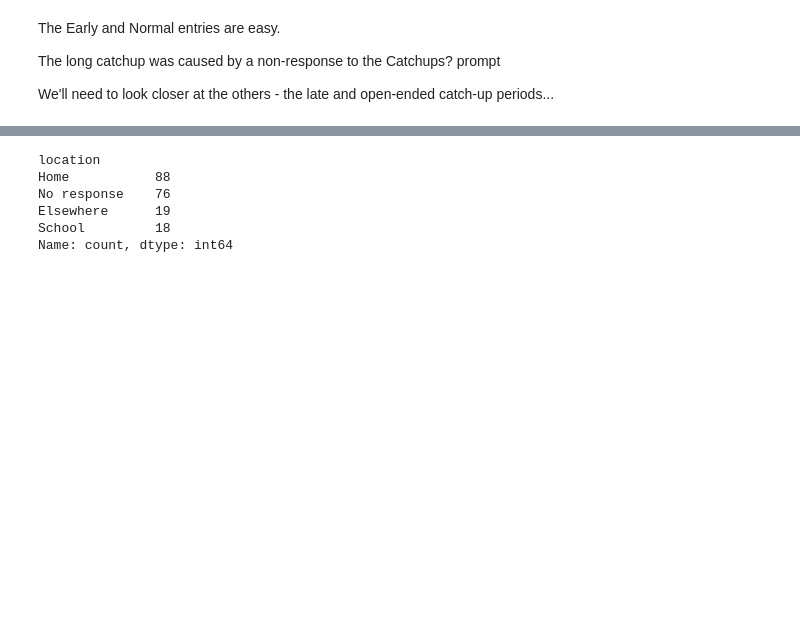
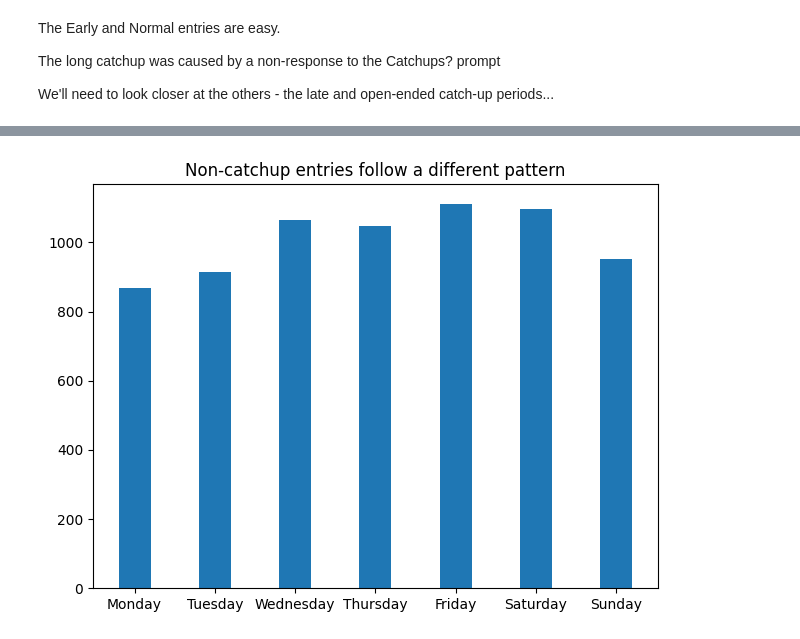
Before and after one commit to richard-lane/seaco_malaysia, a Jupyter notebook: catchups.ipynb, the cells around one changed output, grey strips where cells are left out. Cells and saved outputs as stored; diff of their text form; code cells hidden in the pictures; blank space fills up the shorter version.

```diff
--- a/catchups.ipynb
+++ b/catchups.ipynb
@@ -324,14 +324,14 @@ Let's look at the day of the week the catchup entries occurred on
 """
 import matplotlib.pyplot as plt
 
-meal_df = clean.cleaned_smartwatch(keep_catchups=True)
-meal_df = meal_df[meal_df["catchup_flag"]]
+catchups_df = clean.cleaned_smartwatch(keep_catchups=True)
+catchups_df = catchups_df[catchups_df["catchup_flag"]]
 
 fig, axis = plt.subplots()
 
 width = 0.2
 bins = np.sort(np.concatenate((np.arange(7) - width, np.arange(7) + width)))
-count, bins, _ = axis.hist(meal_df.index.dayofweek, bins=bins)
+catchup_count, *_ = axis.hist(catchups_df.index.dayofweek, bins=bins)
 axis.set_xticks(
     np.arange(7),
     ["Monday", "Tuesday", "Wednesday", "Thursday", "Friday", "Saturday", "Sunday"],
@@ -340,7 +340,5 @@ axis.set_xticks(
 axis.set_title("More catchups entered on Mondays; fewer on Saturdays")
 fig.tight_layout()
 
-meal_df.index.dayofweek.value_counts()
-
 fig.savefig("img/catchups_per_day.png")
 # %% [output]
@@ -347,10 +362,22 @@ fig.savefig("img/catchups_per_day.png")
 [figure]
-# %%
-meal_df["location"].value_counts()
-# %% [output]
-location
-Home           88
-No response    76
-Elsewhere      19
-School         18
-Name: count, dtype: int64
+# %%
+"""
+What about non-catchup entries?
+
+"""
+normal_df = clean.cleaned_smartwatch(keep_catchups=False)
+
+fig, axis = plt.subplots()
+
+normal_count, *_ = axis.hist(normal_df.index.dayofweek, bins=bins)
+axis.set_xticks(
+    np.arange(7),
+    ["Monday", "Tuesday", "Wednesday", "Thursday", "Friday", "Saturday", "Sunday"],
+)
+
+axis.set_title("Non-catchup entries follow a different pattern")
+fig.tight_layout()
+
+fig.savefig("img/non_catchups_per_day.png")
+# %% [output]
+[figure, added]
```
Also changed, not shown: parts of 9 cells of this notebook, 2 other files.
